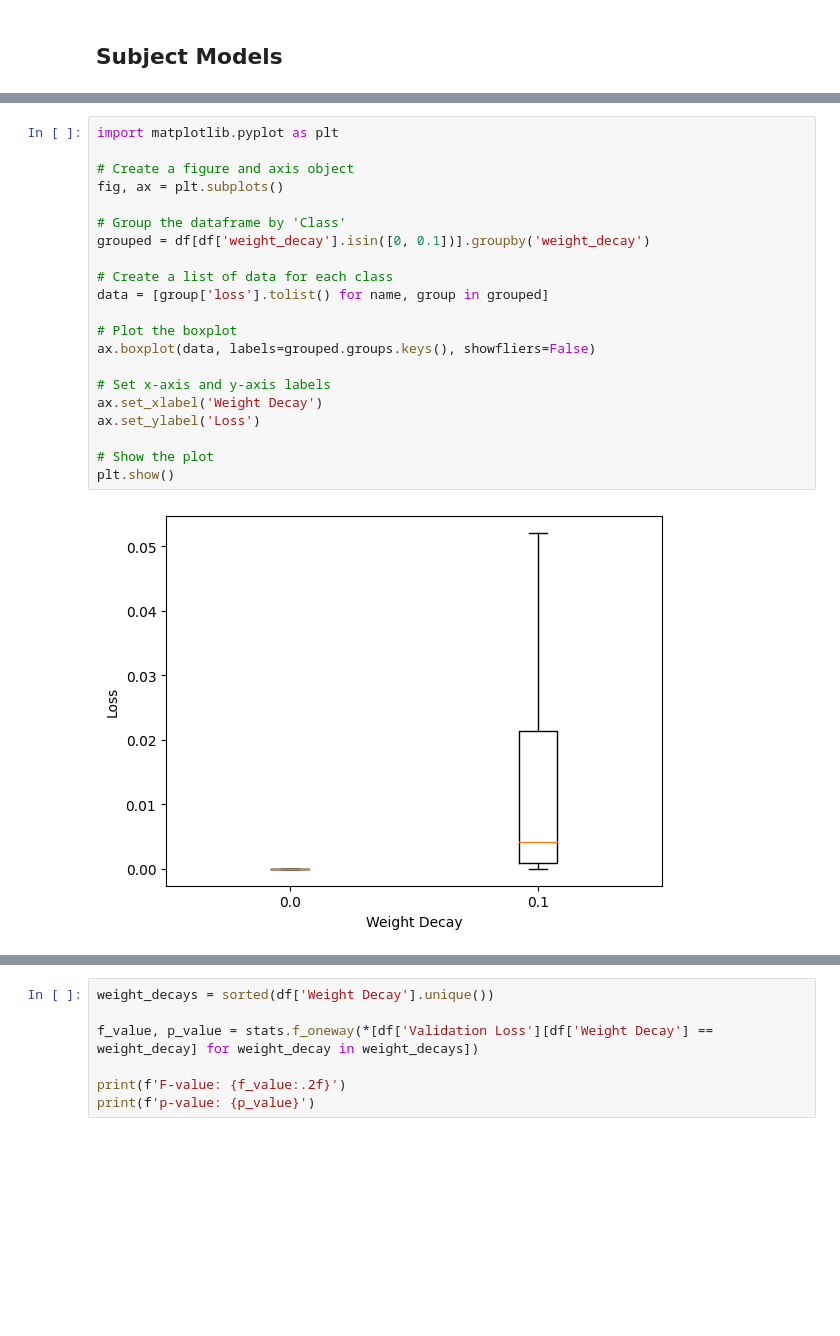
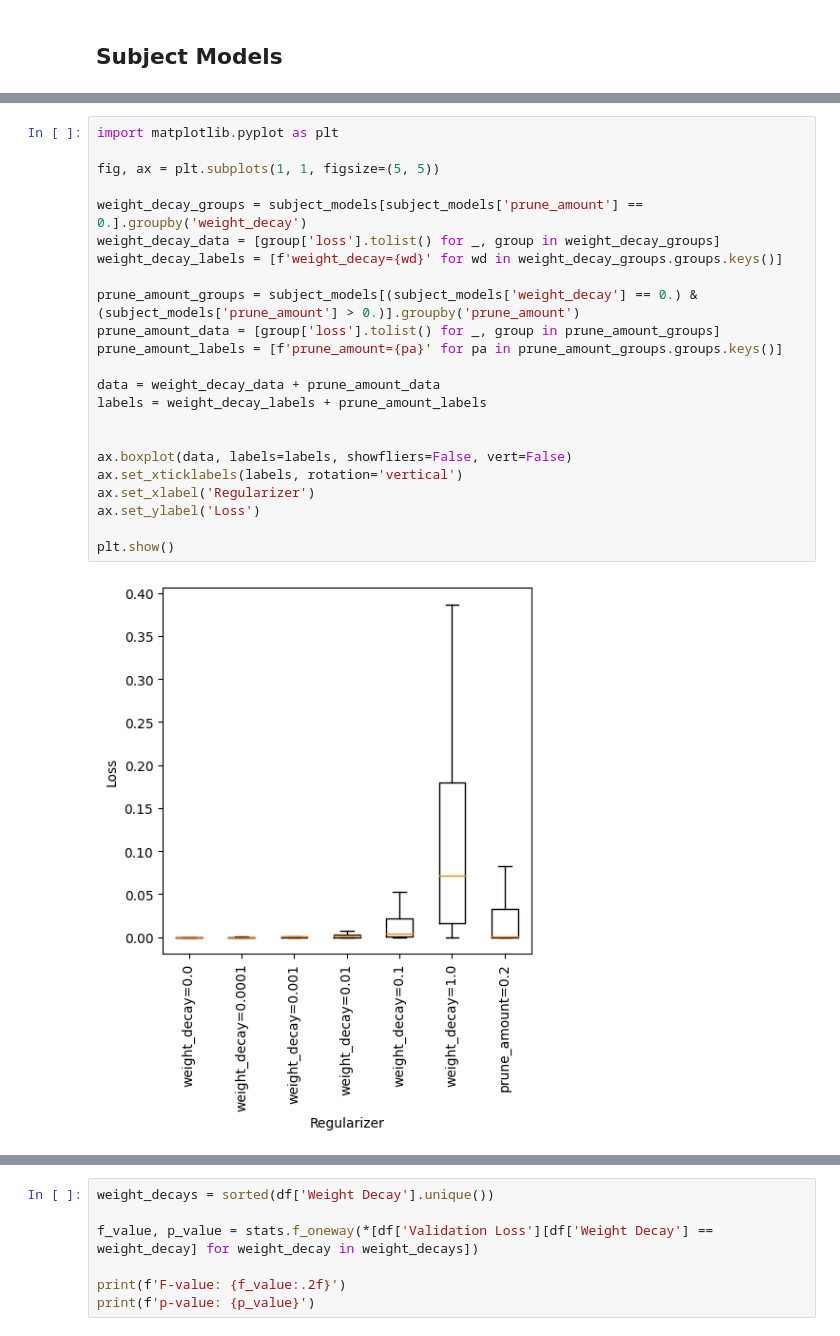
Before and after one commit to pleask/ALMI, a Jupyter notebook: analysis.ipynb, the cells around one changed output, grey strips where cells are left out. Cells and saved outputs as stored; diff of their text form; blank space fills up the shorter version.

```diff
--- a/analysis.ipynb
+++ b/analysis.ipynb
@@ -35,27 +52,29 @@ min               59450
 Name: count, dtype: int64
-# %%
-import matplotlib.pyplot as plt
-
-# Create a figure and axis object
-fig, ax = plt.subplots()
-
-# Group the dataframe by 'Class'
-grouped = df[df['weight_decay'].isin([0, 0.1])].groupby('weight_decay')
-
-# Create a list of data for each class
-data = [group['loss'].tolist() for name, group in grouped]
-
-# Plot the boxplot
-ax.boxplot(data, labels=grouped.groups.keys(), showfliers=False)
-
-# Set x-axis and y-axis labels
-ax.set_xlabel('Weight Decay')
-ax.set_ylabel('Loss')
-
-# Show the plot
-plt.show()
-# %% [output]
-[figure, removed]
+# %%
+import matplotlib.pyplot as plt
+
+fig, ax = plt.subplots(1, 1, figsize=(5, 5))
+
+weight_decay_groups = subject_models[subject_models['prune_amount'] == 0.].groupby('weight_decay')
+weight_decay_data = [group['loss'].tolist() for _, group in weight_decay_groups]
+weight_decay_labels = [f'weight_decay={wd}' for wd in weight_decay_groups.groups.keys()]
+
+prune_amount_groups = subject_models[(subject_models['weight_decay'] == 0.) & (subject_models['prune_amount'] > 0.)].groupby('prune_amount')
+prune_amount_data = [group['loss'].tolist() for _, group in prune_amount_groups]
+prune_amount_labels = [f'prune_amount={pa}' for pa in prune_amount_groups.groups.keys()]
+
+data = weight_decay_data + prune_amount_data
+labels = weight_decay_labels + prune_amount_labels
+
+
+ax.boxplot(data, labels=labels, showfliers=False, vert=False)
+ax.set_xticklabels(labels, rotation='vertical')
+ax.set_xlabel('Regularizer')
+ax.set_ylabel('Loss')
+
+plt.show()
+# %% [output]
+[figure, added]
 # %%
 import matplotlib.pyplot as plt
 
```
Also changed, not shown: parts of 8 cells of this notebook.
